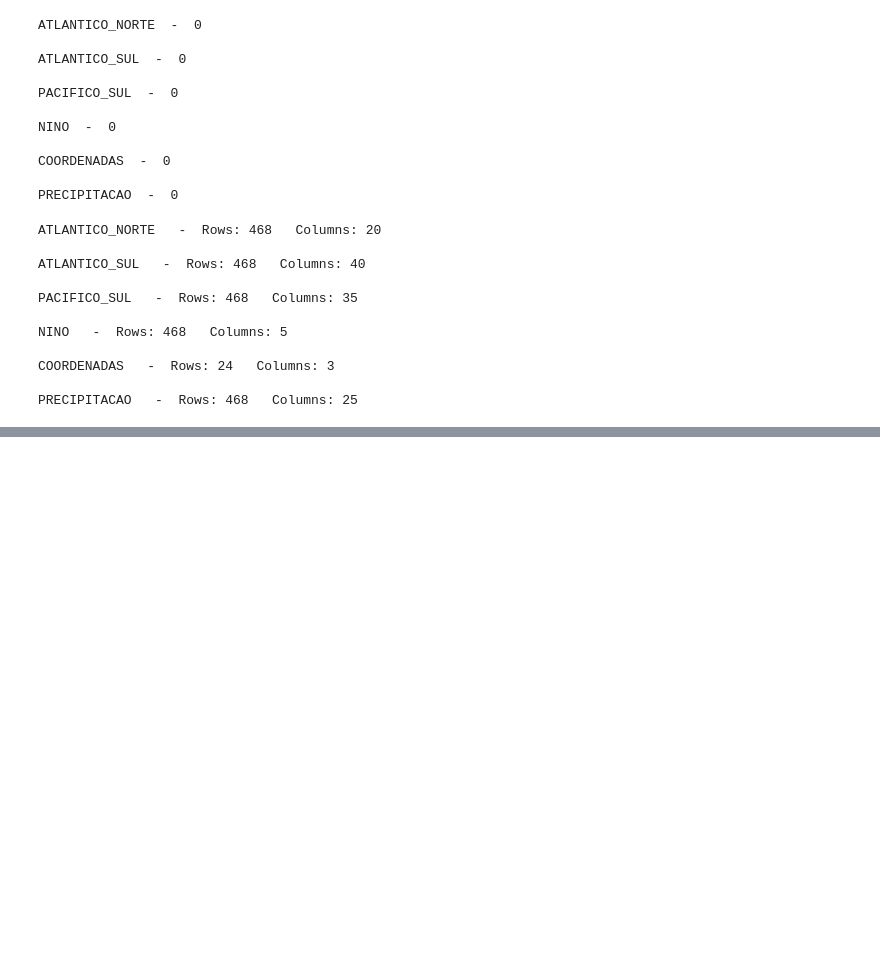
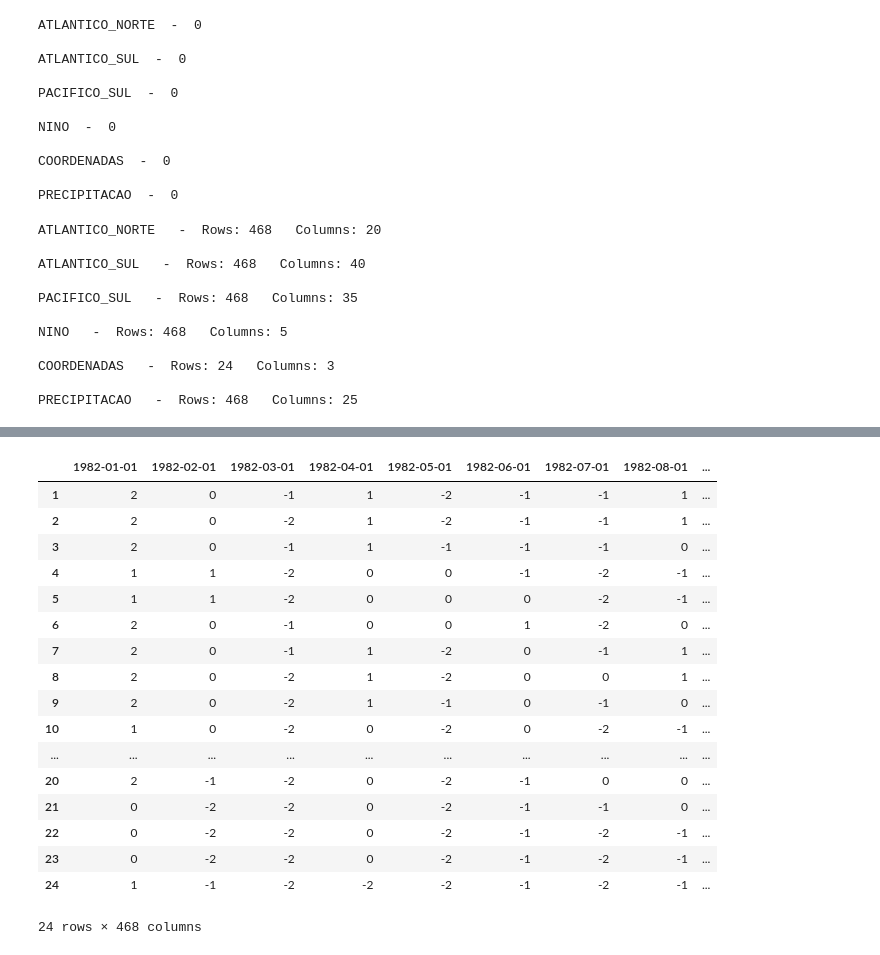
Before and after one commit to Orion-Hunter/Analise-Preditiva-do-Volume-de-Chuvas-na-regiao-de-Marab-, a Jupyter notebook: new_eda.ipynb, the cells around one changed output, grey strips where cells are left out. Saved outputs shown, nothing was run; the diff lists cells and outputs as text; code cells hidden in the pictures; blank space fills up the shorter version.

```diff
--- a/new_eda.ipynb
+++ b/new_eda.ipynb
@@ -55,0 +78,21 @@ PRECIPITACAO   -  Rows: 468   Columns: 25
+# %%
+PRECIPITACAO.data
+# %% [output]
+|  | 1982-01-01 | 1982-02-01 | 1982-03-01 | 1982-04-01 | 1982-05-01 | 1982-06-01 | 1982-07-01 | 1982-08-01 | ... |
+| 1 | 2 | 0 | -1 | 1 | -2 | -1 | -1 | 1 | ... |
+| 2 | 2 | 0 | -2 | 1 | -2 | -1 | -1 | 1 | ... |
+| 3 | 2 | 0 | -1 | 1 | -1 | -1 | -1 | 0 | ... |
+| 4 | 1 | 1 | -2 | 0 | 0 | -1 | -2 | -1 | ... |
+| 5 | 1 | 1 | -2 | 0 | 0 | 0 | -2 | -1 | ... |
+| 6 | 2 | 0 | -1 | 0 | 0 | 1 | -2 | 0 | ... |
+| 7 | 2 | 0 | -1 | 1 | -2 | 0 | -1 | 1 | ... |
+| 8 | 2 | 0 | -2 | 1 | -2 | 0 | 0 | 1 | ... |
+| 9 | 2 | 0 | -2 | 1 | -1 | 0 | -1 | 0 | ... |
+| 10 | 1 | 0 | -2 | 0 | -2 | 0 | -2 | -1 | ... |
+| ... | ... | ... | ... | ... | ... | ... | ... | ... | ... |
+| 20 | 2 | -1 | -2 | 0 | -2 | -1 | 0 | 0 | ... |
+| 21 | 0 | -2 | -2 | 0 | -2 | -1 | -1 | 0 | ... |
+| 22 | 0 | -2 | -2 | 0 | -2 | -1 | -2 | -1 | ... |
+| 23 | 0 | -2 | -2 | 0 | -2 | -1 | -2 | -1 | ... |
+| 24 | 1 | -1 | -2 | -2 | -2 | -1 | -2 | -1 | ... |
+24 rows × 468 columns
```
Also changed, not shown: parts of 32 cells of this notebook, 25 other files.
